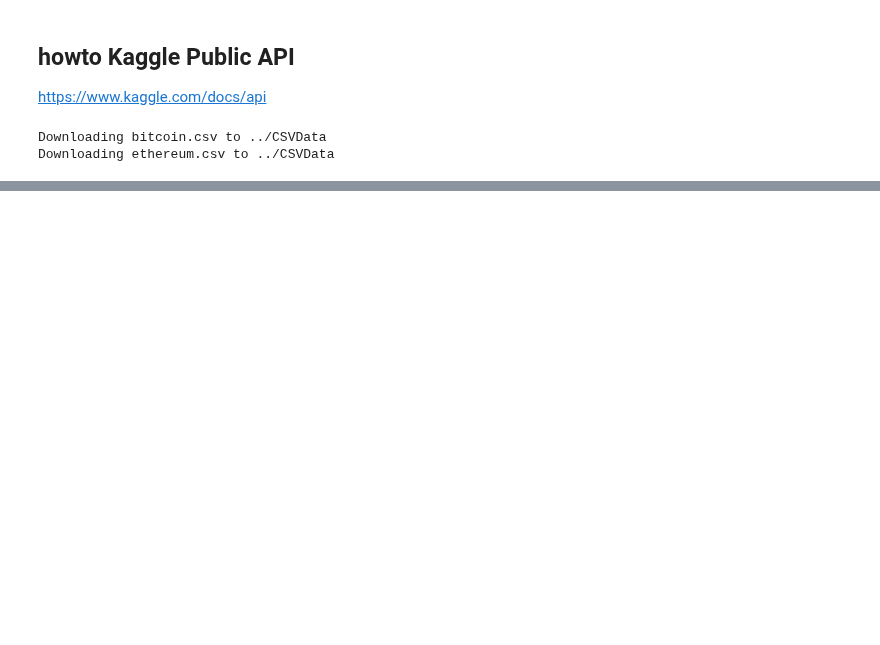
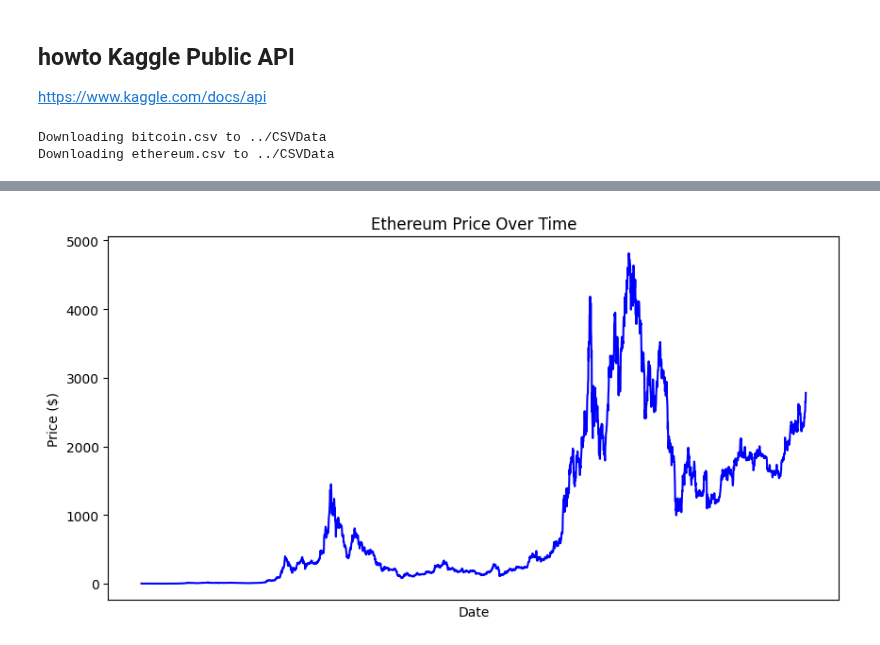
Before and after one commit to va0r/diploma, a Jupyter notebook: AnalyticsModule/correlation.ipynb, the cells around one changed output, grey strips where cells are left out. Saved outputs shown, nothing was run; the diff lists cells and outputs as text; code cells hidden in the pictures; blank space fills up the shorter version.

```diff
--- a/AnalyticsModule/correlation.ipynb
+++ b/AnalyticsModule/correlation.ipynb
@@ -88,0 +107,12 @@ all_dfs
+# %%
+# Построим график цен на эфир и сохраним его в файл
+plt.figure(figsize=(10, 5))
+plt.plot(DT, ETH, label='Ethereum Price', color='blue')
+plt.title('Ethereum Price Over Time')
+plt.xlabel('Date')
+plt.ylabel('Price ($)')
+plt.xticks([])
+plt.savefig('ethereum_price.png')
+plt.show()
+# %% [output]
+[figure, added]
```
Also changed, not shown: parts of 10 cells of this notebook, 6 other files.
